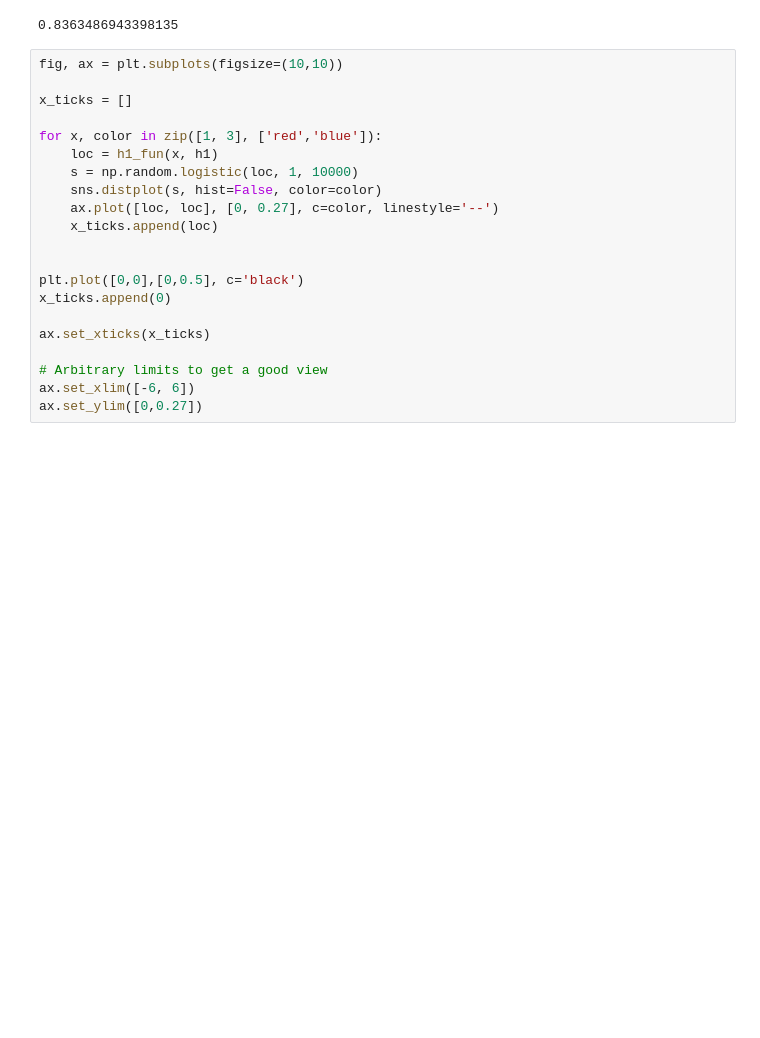
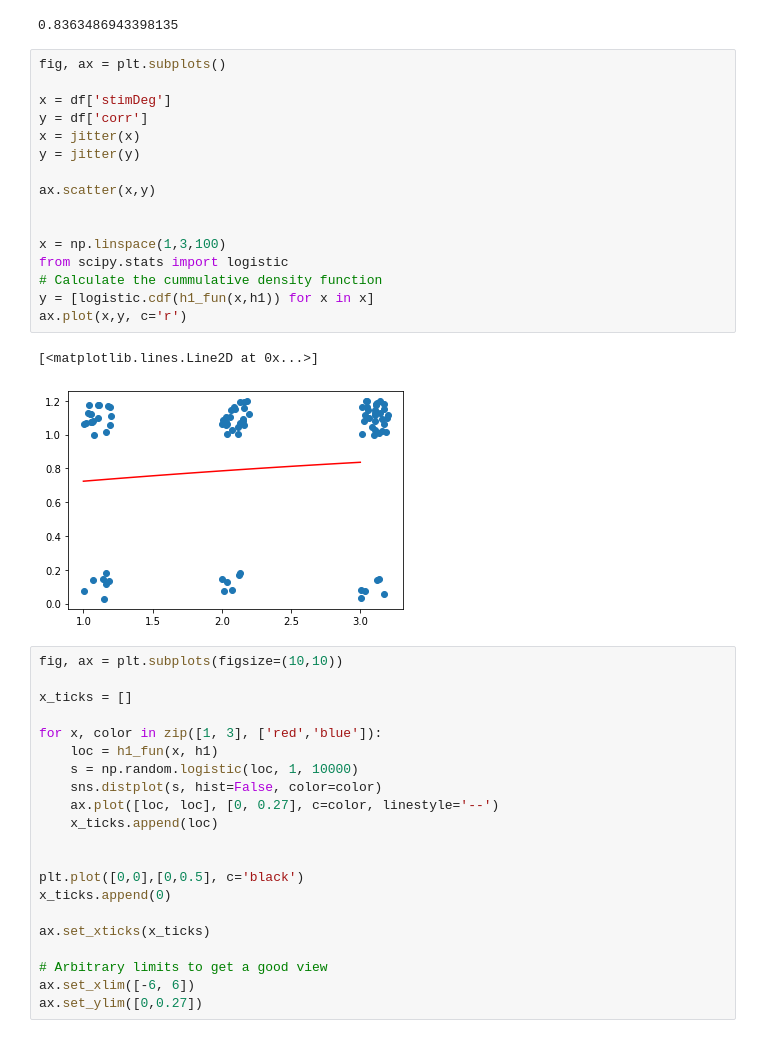
Before and after one commit to mjpvz/psychophysicsPython, a Jupyter notebook: GLM - Psychophysics Seminar 01 - Python version.ipynb, the cells around one changed output. Saved outputs shown, nothing was run; the diff lists cells and outputs as text; blank space fills up the shorter version.

```diff
--- a/GLM - Psychophysics Seminar 01 - Python version.ipynb
+++ b/GLM - Psychophysics Seminar 01 - Python version.ipynb
@@ -124,6 +127,25 @@ from scipy.stats import logistic
 logistic.cdf(prediction)
 # %% [output]
 0.8363486943398135
+# %%
+fig, ax = plt.subplots()
+
+x = df['stimDeg']
+y = df['corr']
+x = jitter(x)
+y = jitter(y)
+
+ax.scatter(x,y)
+
+
+x = np.linspace(1,3,100)
+from scipy.stats import logistic
+# Calculate the cummulative density function
+y = [logistic.cdf(h1_fun(x,h1)) for x in x]
+ax.plot(x,y, c='r')
+# %% [output]
+[<matplotlib.lines.Line2D at 0x...>]
+[figure, added]
 # %%
 fig, ax = plt.subplots(figsize=(10,10))
 
```
Also changed, not shown: parts of 1 cell of this notebook.
